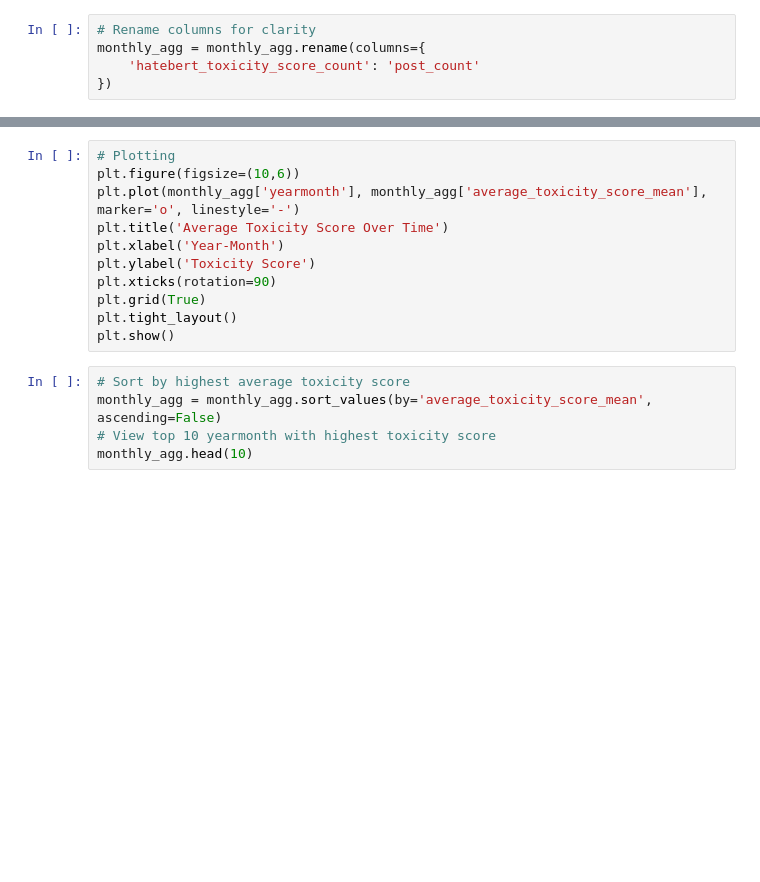
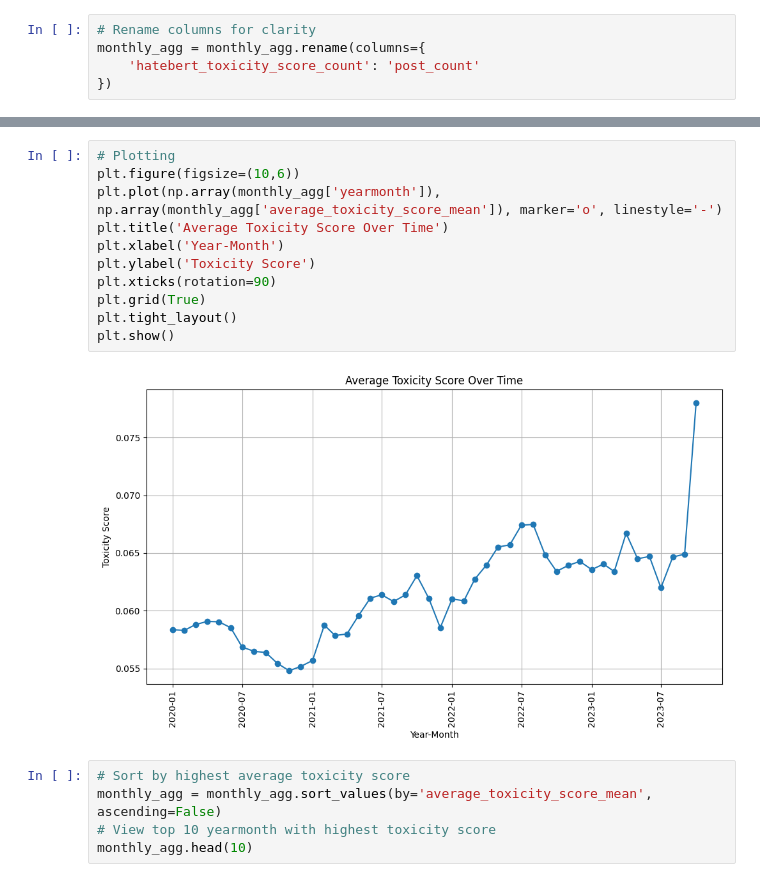
Before and after one commit to yangshutingg/dsa4264, a Jupyter notebook: src/trend_analysis.ipynb, the cells around one changed output, grey strips where cells are left out. Drawn from its saved outputs; the diff is of its cells as text; blank space fills up the shorter version.

Commit message:
visualise year month trend

```diff
--- a/src/trend_analysis.ipynb
+++ b/src/trend_analysis.ipynb
@@ -29,14 +39,16 @@ monthly_agg.head()
 # %%
 # Plotting
 plt.figure(figsize=(10,6))
-plt.plot(monthly_agg['yearmonth'], monthly_agg['average_toxicity_score_mean'], marker='o', linestyle='-')
+plt.plot(np.array(monthly_agg['yearmonth']), np.array(monthly_agg['average_toxicity_score_mean']), marker='o', linestyle='-')
 plt.title('Average Toxicity Score Over Time')
 plt.xlabel('Year-Month')
 plt.ylabel('Toxicity Score')
 plt.xticks(rotation=90)
 plt.grid(True)
 plt.tight_layout()
 plt.show()
+# %% [output]
+[figure, added]
 # %%
 # Sort by highest average toxicity score
 monthly_agg = monthly_agg.sort_values(by='average_toxicity_score_mean', ascending=False)
```
Also changed, not shown: parts of 1 cell of this notebook.
